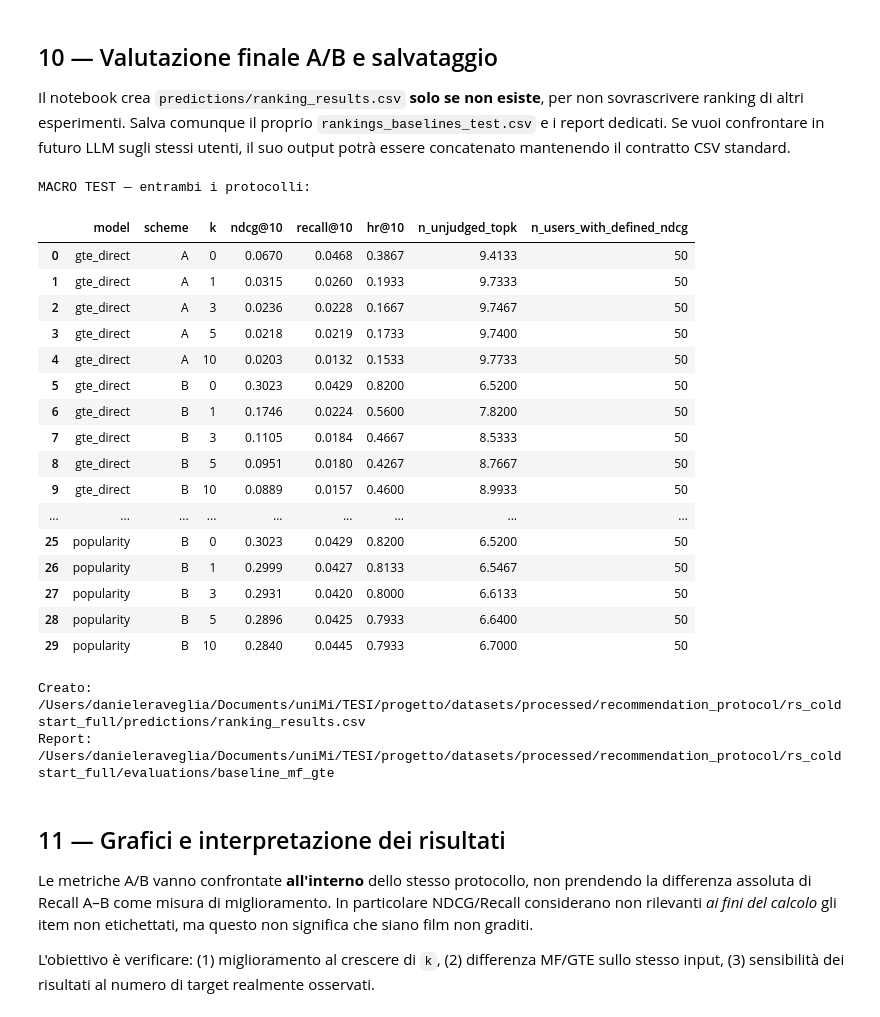
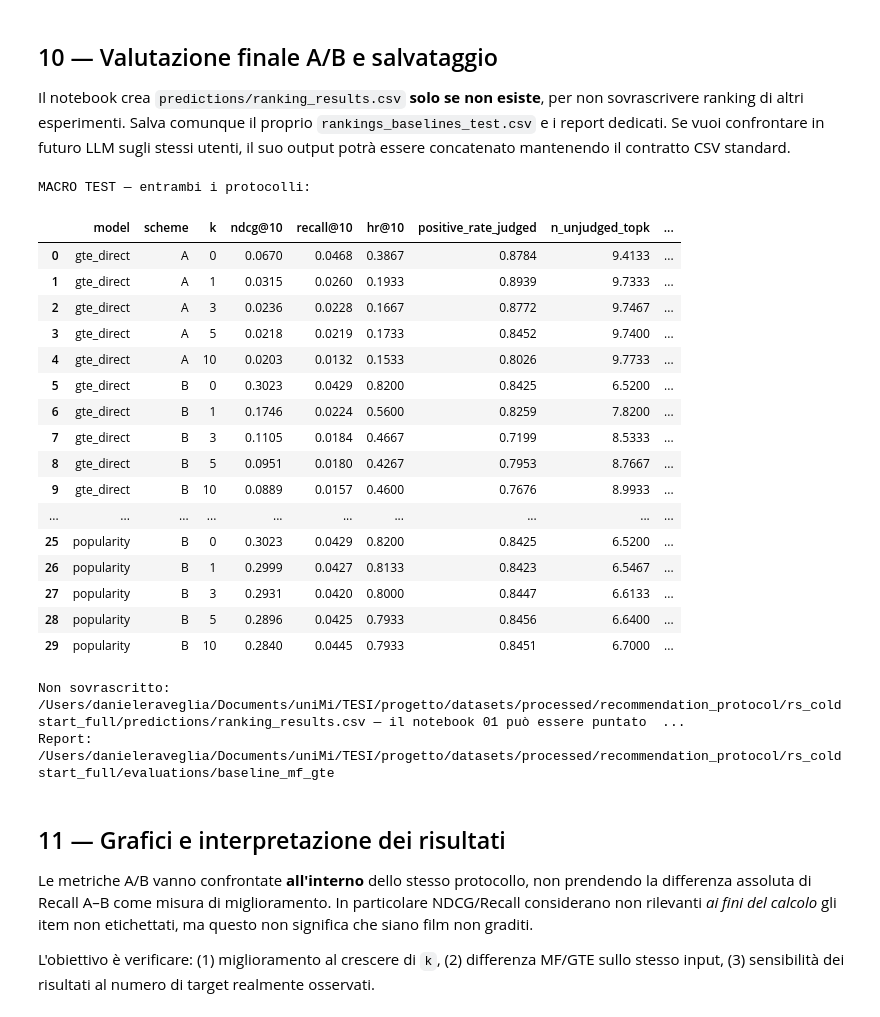
Before and after one commit to Matteo-Garavaglia/RM_MAS_movieLens, a Jupyter notebook: notebooks/recommendation_02_baselines_mf_gte.ipynb, the cells around one changed output. Drawn from its saved outputs; the diff is of its cells as text; code cells hidden in the pictures.

Commit message:
valutazioni aggiuntive risultati confronto popularity - MF - GTE

```diff
--- a/notebooks/recommendation_02_baselines_mf_gte.ipynb
+++ b/notebooks/recommendation_02_baselines_mf_gte.ipynb
@@ -497,6 +497,9 @@ def evaluate_rankings(predictions):
             positives={mid for mid,rating in truth.items() if rating>=POS_MIN}
             labels=np.array([float(x in positives) for x in ranked])
             n_positive=len(positives)
+            n_judged_topk=sum(x in truth for x in ranked)
+            n_hits_topk=int(labels.sum())
+            positive_rate_judged=(n_hits_topk/n_judged_topk) if n_judged_topk else np.nan
             if n_positive:
                 discount=np.log2(np.arange(2,TOP_K+2))
                 dcg=np.sum(labels/discount)
@@ -508,16 +511,17 @@ def evaluate_rankings(predictions):
                 ndcg=recall=hit=np.nan
             out.append({'scenario_id':sid,'userId':int(level_to_owner[sid]),
                         'split':level_to_split[sid], 'k':k, 'model':model,'scheme':scheme,
-                        'n_relevant':n_positive,'n_hits_topk':int(labels.sum()),
+                        'n_relevant':n_positive,'n_hits_topk':n_hits_topk,
                         'ndcg@10':ndcg,'recall@10':recall,'hr@10':hit,
-                        'n_judged_topk':sum(x in truth for x in ranked),
+                        'n_judged_topk':n_judged_topk,
+                        'positive_rate_judged':positive_rate_judged,
                         'n_unjudged_topk':sum(x not in truth for x in ranked),
                         'n_A_positive_missed_by_cap_topk':sum(x not in fixed_gt[sid] and x in truth and truth[x]>=POS_MIN for x in ranked) if scheme=='B' else np.nan})
     return pd.DataFrame(out)
 
 
 def summarize(per_scenario):
-    metrics=['ndcg@10','recall@10','hr@10','n_unjudged_topk','n_A_positive_missed_by_cap_topk']
+    metrics=['ndcg@10','recall@10','hr@10','positive_rate_judged','n_unjudged_topk','n_A_positive_missed_by_cap_topk']
     per_user=(per_scenario.groupby(['split','userId','model','scheme','k'],as_index=False)[metrics].mean())
     macro=(per_user.groupby(['split','model','scheme','k'],as_index=False)[metrics].mean())
     counts=per_user.groupby(['split','model','scheme','k'])['ndcg@10'].count().rename('n_users_with_defined_ndcg').reset_index()
@@ -528,6 +532,6 @@ val_metrics=evaluate_rankings(val_rankings)
 val_user,val_macro=summarize(val_metrics)
 assert (val_metrics.split=='validation').all()
 print('Macro validation A (non ancora test):')
-display(val_macro[val_macro.scheme=='A'][['model','k','ndcg@10','recall@10','hr@10','n_users_with_defined_ndcg']].round(4))
+display(val_macro[val_macro.scheme=='A'][['model','k','ndcg@10','recall@10','hr@10','positive_rate_judged','n_users_with_defined_ndcg']].round(4))
 # %% [output]
 Macro validation A (non ancora test):
@@ -616,7 +620,7 @@ test_user,test_macro=summarize(test_metrics)
 assert (test_metrics.split=='test').all()
 print('MACRO TEST — entrambi i protocolli:')
 display(test_macro[['model','scheme','k','ndcg@10','recall@10','hr@10',
-                    'n_unjudged_topk','n_users_with_defined_ndcg']].round(4))
+                    'positive_rate_judged','n_unjudged_topk','n_users_with_defined_ndcg']].round(4))
 
 if SAVE_OUTPUTS:
     PRED.mkdir(parents=True,exist_ok=True)
@@ -624,51 +628,51 @@ if SAVE_OUTPUTS:
     own_pred=PRED/'rankings_baselines_test.csv'
     test_pred.to_csv(own_pred,index=False)
     # Non tocchiamo ranking_results.csv esistenti; i nuovi risultati restano importabili
     standard=PRED/'ranking_results.csv'
     if not standard.exists():
         test_pred.to_csv(standard,index=False)
         print('Creato:',standard)
     else:
         print('Non sovrascritto:',standard,'— il notebook 01 può essere puntato a rankings_baselines_test.csv')
     val_rankings.to_csv(PRED/'rankings_baselines_validation.csv',index=False)
     val_macro.to_csv(REPORT/'validation_macro_A_B.csv',index=False)
     test_metrics.to_csv(REPORT/'test_metrics_per_scenario_A_B.csv',index=False)
     test_user.to_csv(REPORT/'test_metrics_per_user_A_B.csv',index=False)
     test_macro.to_csv(REPORT/'test_macro_A_B.csv',index=False)
     tuning.to_csv(REPORT/'validation_hyperparameter_selection.csv',index=False)
     config={'protocol_id':PROTOCOL_ID,'seed':SEED,'source':'GTE precomputed',
             'gte_source':GTE_SOURCE,'gte_available':gte_vectors is not None,
             'gte_error':gte_error,'possible_gte_movielens_metadata_leakage':True,
             'mf_rank':MF_RANK,'mf_epochs':MF_EPOCHS,'mf_lr':MF_LR,'mf_reg':MF_REG,
             'mf_fold_reg_selected':selected_reg,'gte_neg_alpha_selected':selected_alpha,
             'popularity_prior':POPULARITY_PRIOR,'gte_negative_only_alpha':GTE_NEG_ONLY_ALPHA,
             'notes':['Solo gli utenti di training per MF/popolari',
                      'Utenti test non presenti nel training globale',
                      'A/B: stesso ranking, ground truth diverso',
                      'Unrated ≠ dislike; missing labels limitano tutte le metriche',
                      'Embedding esistenti potenzialmente contaminati da tag/statistiche MovieLens dei test users']}
     (REPORT/'model_config.json').write_text(json.dumps(config,indent=2,ensure_ascii=False),encoding='utf-8')
     print('Report:',REPORT)
 # %% [output]
 MACRO TEST — entrambi i protocolli:
-|  | model | scheme | k | ndcg@10 | recall@10 | hr@10 | n_unjudged_topk | n_users_with_defined_ndcg |
-| 0 | gte_direct | A | 0 | 0.0670 | 0.0468 | 0.3867 | 9.4133 | 50 |
-| 1 | gte_direct | A | 1 | 0.0315 | 0.0260 | 0.1933 | 9.7333 | 50 |
-| 2 | gte_direct | A | 3 | 0.0236 | 0.0228 | 0.1667 | 9.7467 | 50 |
-| 3 | gte_direct | A | 5 | 0.0218 | 0.0219 | 0.1733 | 9.7400 | 50 |
-| 4 | gte_direct | A | 10 | 0.0203 | 0.0132 | 0.1533 | 9.7733 | 50 |
-| 5 | gte_direct | B | 0 | 0.3023 | 0.0429 | 0.8200 | 6.5200 | 50 |
-| 6 | gte_direct | B | 1 | 0.1746 | 0.0224 | 0.5600 | 7.8200 | 50 |
-| 7 | gte_direct | B | 3 | 0.1105 | 0.0184 | 0.4667 | 8.5333 | 50 |
-| 8 | gte_direct | B | 5 | 0.0951 | 0.0180 | 0.4267 | 8.7667 | 50 |
-| 9 | gte_direct | B | 10 | 0.0889 | 0.0157 | 0.4600 | 8.9933 | 50 |
-| ... | ... | ... | ... | ... | ... | ... | ... | ... |
-| 25 | popularity | B | 0 | 0.3023 | 0.0429 | 0.8200 | 6.5200 | 50 |
-| 26 | popularity | B | 1 | 0.2999 | 0.0427 | 0.8133 | 6.5467 | 50 |
-| 27 | popularity | B | 3 | 0.2931 | 0.0420 | 0.8000 | 6.6133 | 50 |
-| 28 | popularity | B | 5 | 0.2896 | 0.0425 | 0.7933 | 6.6400 | 50 |
-| 29 | popularity | B | 10 | 0.2840 | 0.0445 | 0.7933 | 6.7000 | 50 |
+|  | model | scheme | k | ndcg@10 | recall@10 | hr@10 | positive_rate_judged | n_unjudged_topk | ... |
+| 0 | gte_direct | A | 0 | 0.0670 | 0.0468 | 0.3867 | 0.8784 | 9.4133 | ... |
+| 1 | gte_direct | A | 1 | 0.0315 | 0.0260 | 0.1933 | 0.8939 | 9.7333 | ... |
+| 2 | gte_direct | A | 3 | 0.0236 | 0.0228 | 0.1667 | 0.8772 | 9.7467 | ... |
+| 3 | gte_direct | A | 5 | 0.0218 | 0.0219 | 0.1733 | 0.8452 | 9.7400 | ... |
+| 4 | gte_direct | A | 10 | 0.0203 | 0.0132 | 0.1533 | 0.8026 | 9.7733 | ... |
+| 5 | gte_direct | B | 0 | 0.3023 | 0.0429 | 0.8200 | 0.8425 | 6.5200 | ... |
+| 6 | gte_direct | B | 1 | 0.1746 | 0.0224 | 0.5600 | 0.8259 | 7.8200 | ... |
+| 7 | gte_direct | B | 3 | 0.1105 | 0.0184 | 0.4667 | 0.7199 | 8.5333 | ... |
+| 8 | gte_direct | B | 5 | 0.0951 | 0.0180 | 0.4267 | 0.7953 | 8.7667 | ... |
+| 9 | gte_direct | B | 10 | 0.0889 | 0.0157 | 0.4600 | 0.7676 | 8.9933 | ... |
+| ... | ... | ... | ... | ... | ... | ... | ... | ... | ... |
+| 25 | popularity | B | 0 | 0.3023 | 0.0429 | 0.8200 | 0.8425 | 6.5200 | ... |
+| 26 | popularity | B | 1 | 0.2999 | 0.0427 | 0.8133 | 0.8423 | 6.5467 | ... |
+| 27 | popularity | B | 3 | 0.2931 | 0.0420 | 0.8000 | 0.8447 | 6.6133 | ... |
+| 28 | popularity | B | 5 | 0.2896 | 0.0425 | 0.7933 | 0.8456 | 6.6400 | ... |
+| 29 | popularity | B | 10 | 0.2840 | 0.0445 | 0.7933 | 0.8451 | 6.7000 | ... |
-Creato: /Users/danieleraveglia/Documents/uniMi/TESI/progetto/datasets/processed/recommendation_protocol/rs_coldstart_full/predictions/ranking_results.csv
+Non sovrascritto: /Users/danieleraveglia/Documents/uniMi/TESI/progetto/datasets/processed/recommendation_protocol/rs_coldstart_full/predictions/ranking_results.csv — il notebook 01 può essere puntato  ...
 Report: /Users/danieleraveglia/Documents/uniMi/TESI/progetto/datasets/processed/recommendation_protocol/rs_coldstart_full/evaluations/baseline_mf_gte
 # %% [markdown]
 ## 11 — Grafici e interpretazione dei risultati
```
Also changed, not shown: parts of 2 cells of this notebook, 1 other file.
